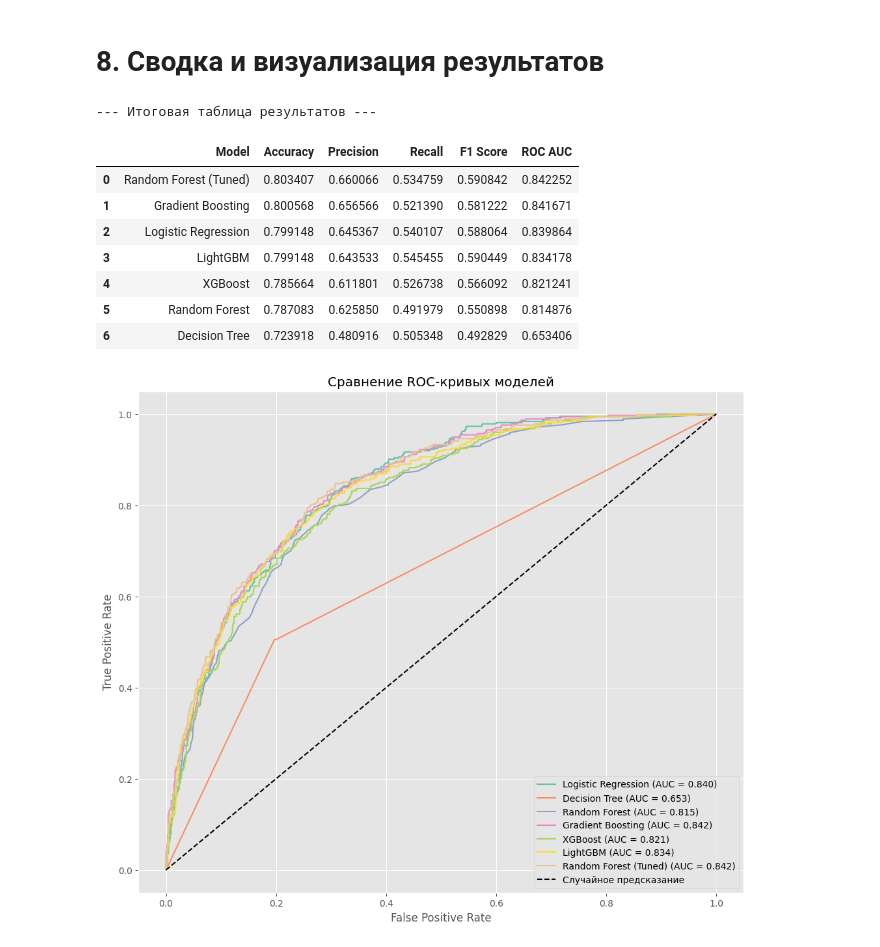
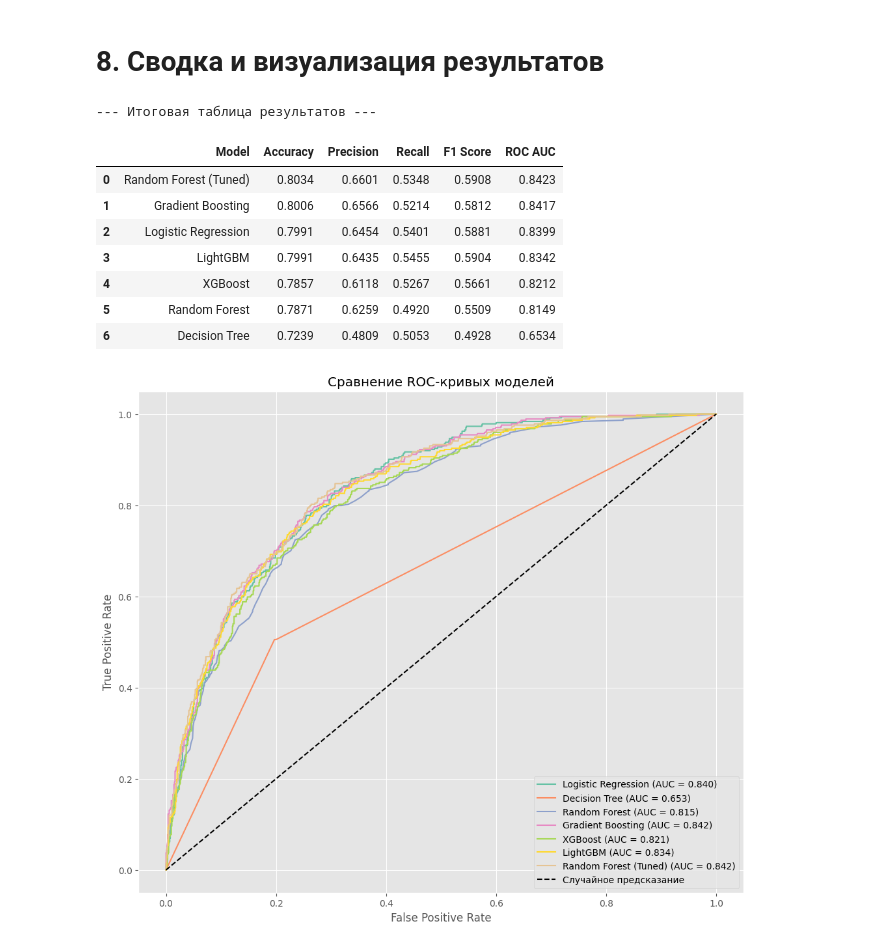
Before and after one commit to DgtrDN/diplom, a Jupyter notebook: diplom_telco_customer.ipynb, the cells around one changed output. Cells and saved outputs as stored; diff of their text form; code cells hidden in the pictures.

```diff
--- a/diplom_telco_customer.ipynb
+++ b/diplom_telco_customer.ipynb
@@ -398,23 +442,23 @@ weighted avg       0.79      0.80      0.80      1409
 # %%
 # Создал итоговую таблицы с результатами
 # Результаты всех моделей сведены в итоговую таблицу и отсортированы по ROC AUC.
 
 
 results_df = pd.DataFrame(results, columns=['Model', 'Accuracy', 'Precision', 'Recall', 'F1 Score', 'ROC AUC'])
 results_df = results_df.sort_values(by='ROC AUC', ascending=False).reset_index(drop=True)
 
 print("\n--- Итоговая таблица результатов ---")
-display(results_df)
+display(results_df.round(4))
 # %% [output]
 --- Итоговая таблица результатов ---
 |  | Model | Accuracy | Precision | Recall | F1 Score | ROC AUC |
-| 0 | Random Forest (Tuned) | 0.803407 | 0.660066 | 0.534759 | 0.590842 | 0.842252 |
-| 1 | Gradient Boosting | 0.800568 | 0.656566 | 0.521390 | 0.581222 | 0.841671 |
-| 2 | Logistic Regression | 0.799148 | 0.645367 | 0.540107 | 0.588064 | 0.839864 |
-| 3 | LightGBM | 0.799148 | 0.643533 | 0.545455 | 0.590449 | 0.834178 |
-| 4 | XGBoost | 0.785664 | 0.611801 | 0.526738 | 0.566092 | 0.821241 |
-| 5 | Random Forest | 0.787083 | 0.625850 | 0.491979 | 0.550898 | 0.814876 |
-| 6 | Decision Tree | 0.723918 | 0.480916 | 0.505348 | 0.492829 | 0.653406 |
+| 0 | Random Forest (Tuned) | 0.8034 | 0.6601 | 0.5348 | 0.5908 | 0.8423 |
+| 1 | Gradient Boosting | 0.8006 | 0.6566 | 0.5214 | 0.5812 | 0.8417 |
+| 2 | Logistic Regression | 0.7991 | 0.6454 | 0.5401 | 0.5881 | 0.8399 |
+| 3 | LightGBM | 0.7991 | 0.6435 | 0.5455 | 0.5904 | 0.8342 |
+| 4 | XGBoost | 0.7857 | 0.6118 | 0.5267 | 0.5661 | 0.8212 |
+| 5 | Random Forest | 0.7871 | 0.6259 | 0.4920 | 0.5509 | 0.8149 |
+| 6 | Decision Tree | 0.7239 | 0.4809 | 0.5053 | 0.4928 | 0.6534 |
 # %%
 # Лучшей моделью по совокупности метрик стала Random Forest с настроенными гиперпараметрами, показав хороший баланс между точностью и полнотой. За ней с небольшим отрывом следует Gradient Boosting.
 # %%
```
Also changed, not shown: parts of 22 cells of this notebook, 4 other files.
